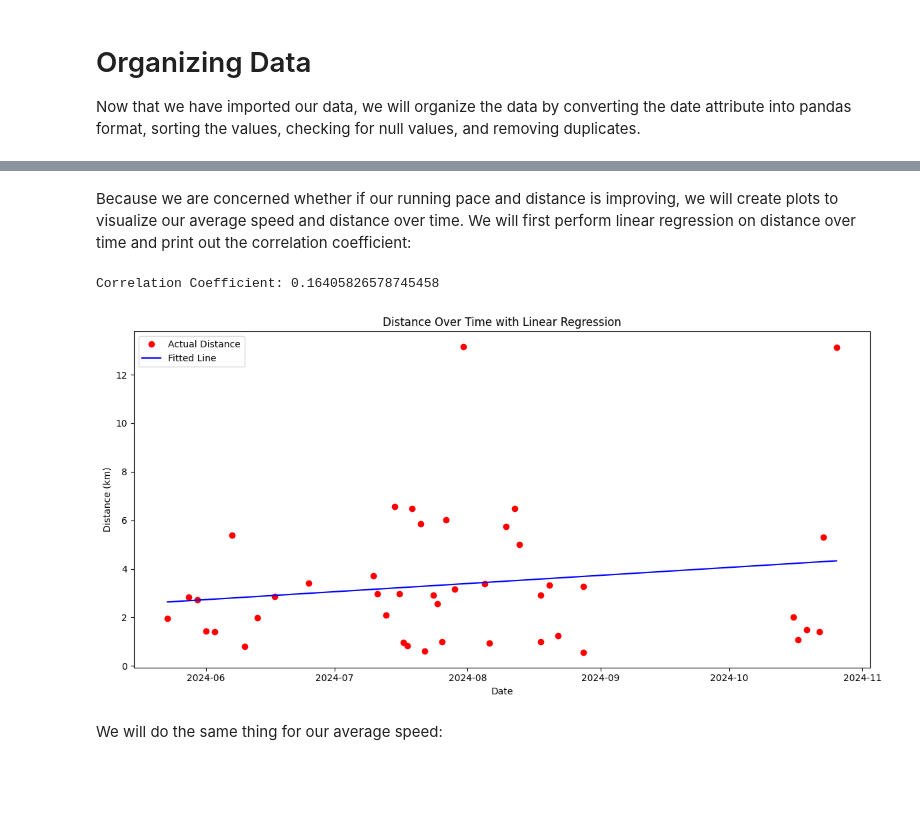
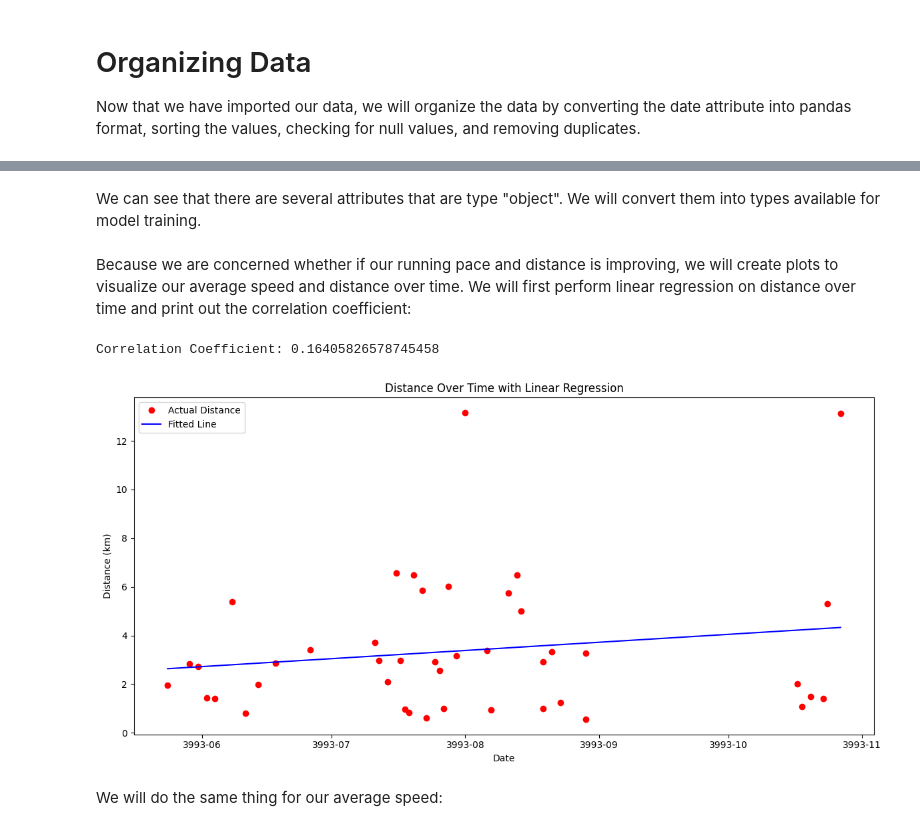
Before and after one commit to 2024-FALL-DSC-412-001/DSC412-project-edward-feng, a Jupyter notebook: RunningPrediction.ipynb, the cells around one changed output, grey strips where cells are left out. Cells and saved outputs as stored; diff of their text form; code cells hidden in the pictures; blank space fills up the shorter version.

```diff
--- a/RunningPrediction.ipynb
+++ b/RunningPrediction.ipynb
@@ -115,6 +122,36 @@ Data columns (total 15 columns):
 75%     190.000000       495.500000
 max     244.000000      1392.000000
 std      16.990193       300.585936
+# %% [markdown]
+We can see that there are several attributes that are type "object". We will convert them into types available for model training.
+# %%
+# Convert distance to numerical type because it is an object
+strava_data['distance'] = pd.to_numeric(strava_data['distance'], errors='coerce')
+
+# Convert 'date' to numerical type (help from ChatGPT)
+strava_data['date'] = strava_data['date'].apply(lambda x: x.toordinal())
+
+# Convert avg_speed from "hh:mm:ss" format to total seconds
+def convert_to_seconds(time_str):
+    h, m, s = map(int, time_str.split(':'))
+    return h * 3600 + m * 60 + s
+
+# Apply the function to the speed attributes
+strava_data['avg_speed'] = strava_data['avg_speed'].apply(convert_to_seconds)
+strava_data['max_speed'] = strava_data['max_speed'].apply(convert_to_seconds)
+
+# Convert 'duration' to total minutes if in hh:mm:ss format
+def convert_to_minutes(time_str):
+    h, m, s = map(int, time_str.split(':'))
+    return h * 60 + m + s / 60
+
+strava_data['time'] = strava_data['time'].apply(convert_to_minutes)
+
+# Encode categorical variables
+from sklearn.preprocessing import LabelEncoder
+label_encoder = LabelEncoder()
+strava_data['shoe'] = label_encoder.fit_transform(strava_data['shoe'])
+strava_data['run_type'] = label_encoder.fit_transform(strava_data['run_type'])
 # %% [markdown]
 Because we are concerned whether if our running pace and distance is improving, we will create plots to visualize our average speed and distance over time. We will first perform linear regression on distance over time and print out the correlation coefficient:
 # %%
@@ -124,42 +161,36 @@ import matplotlib.dates as mdates
 from sklearn.linear_model import LinearRegression
 import numpy as np
 
-# Convert distance to numerical type because it is an object)
-strava_data['distance'] = pd.to_numeric(strava_data['distance'], errors='coerce')
-
-# Convert 'date' to numerical type (help from ChatGPT)
-strava_data['date_ordinal'] = strava_data['date'].apply(lambda x: x.toordinal())
-
 # Prepare the data for linear regression
-x = strava_data[['date_ordinal']]
+x = strava_data[['date']]
 y = strava_data['distance']
 
 # Create and fit the model
 model = LinearRegression()
 model.fit(x, y)
 
 # Predict values
 predicted_distance = model.predict(x)
 
 # Calculate the correlation coefficient
 correlation_coefficient = np.corrcoef(strava_data['distance'], predicted_distance)[0, 1]
 print(f'Correlation Coefficient: {correlation_coefficient}')
 
 # Plot
 plt.figure(figsize=(12, 6))
 plt.plot(strava_data['date'], strava_data['distance'], marker='o', linestyle='none', color='red', label='Actual Distance')
 plt.plot(strava_data['date'], predicted_distance, color='blue', label='Fitted Line', linestyle='-')
 plt.title('Distance Over Time with Linear Regression')
 plt.xlabel('Date')
 plt.ylabel('Distance (km)')
 plt.gca().xaxis.set_major_locator(mdates.MonthLocator())
 plt.gca().xaxis.set_major_formatter(mdates.DateFormatter('%Y-%m'))
 plt.legend()
 plt.tight_layout()
 plt.show()
 # %% [output]
 Correlation Coefficient: 0.16405826578745458
-[figure, old version]
+[figure, new version]
 # %% [markdown]
 We will do the same thing for our average speed:
 # %%
```
Also changed, not shown: parts of 17 cells of this notebook, 19 other files.
